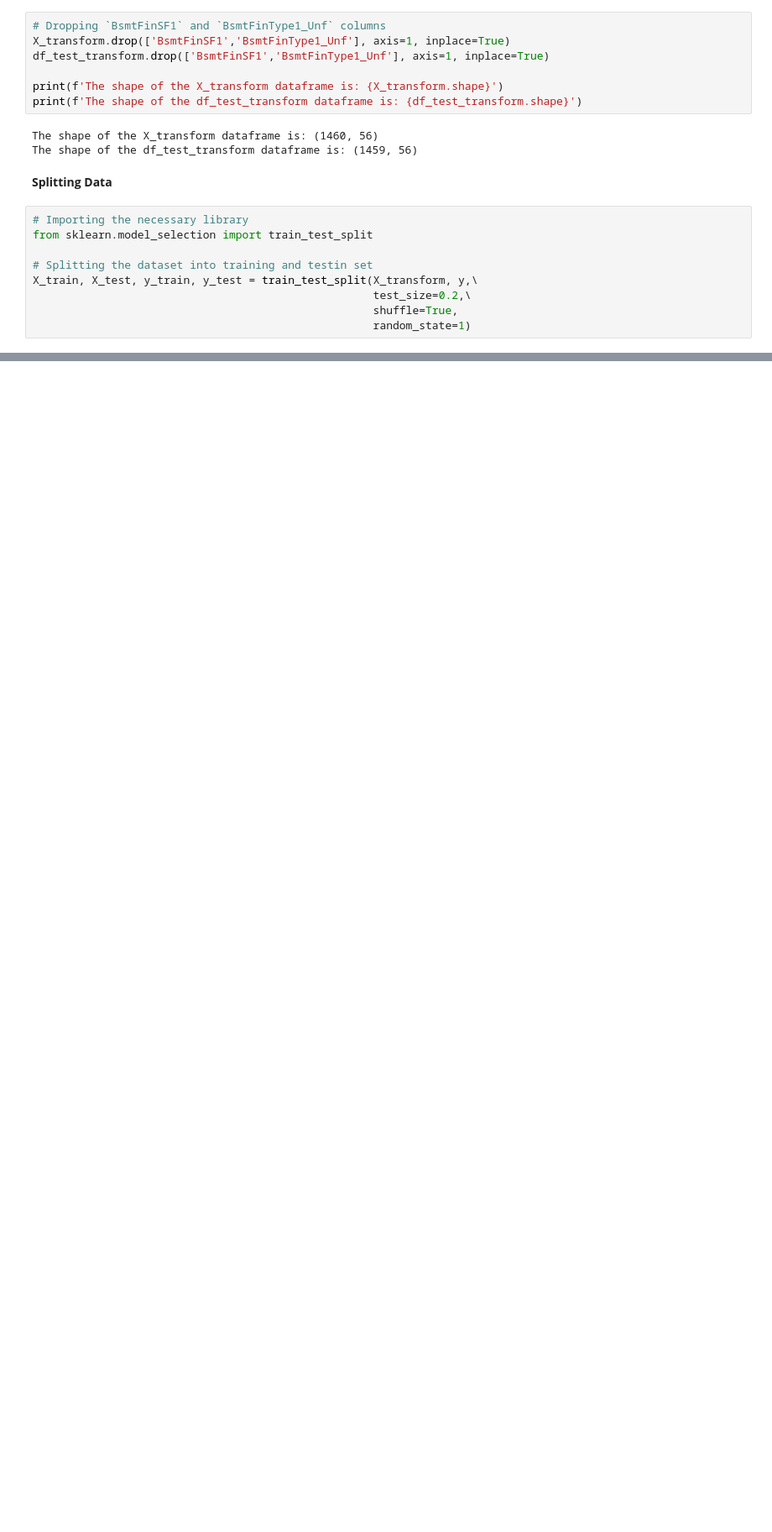
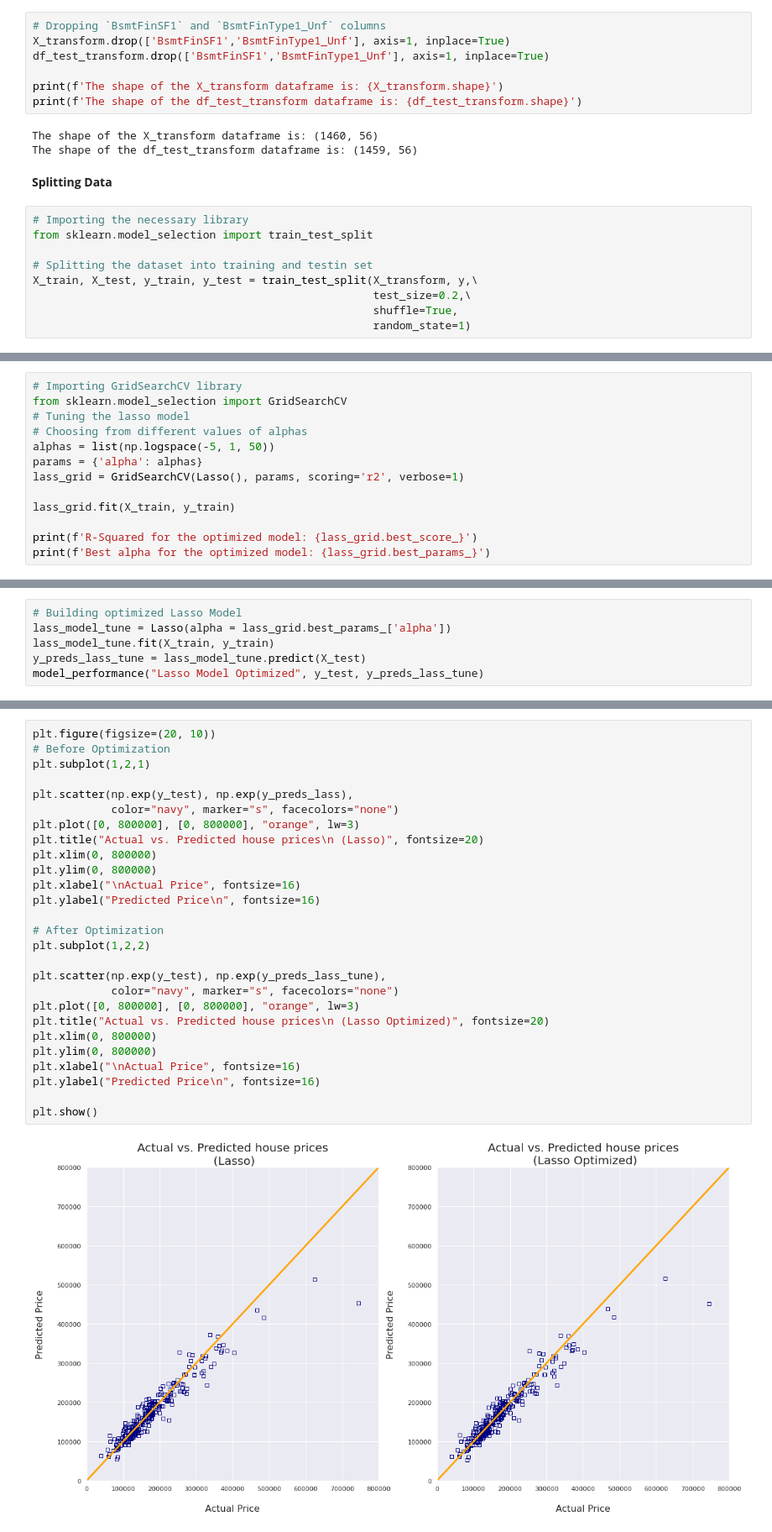
Before and after one commit to gowriks12/Kaggle-competition, a Jupyter notebook: house-price-prediction.ipynb, the cells around one changed output, grey strips where cells are left out. Shown at 84% size. Drawn from its saved outputs; the diff is of its cells as text; blank space fills up the shorter version.

```diff
--- a/house-price-prediction.ipynb
+++ b/house-price-prediction.ipynb
@@ -946,0 +1048,13 @@ X_train, X_test, y_train, y_test = train_test_split(X_transform, y,\
+# %%
+# Importing GridSearchCV library
+from sklearn.model_selection import GridSearchCV
+# Tuning the lasso model
+# Choosing from different values of alphas
+alphas = list(np.logspace(-5, 1, 50))
+params = {'alpha': alphas}
+lass_grid = GridSearchCV(Lasso(), params, scoring='r2', verbose=1)
+
+lass_grid.fit(X_train, y_train)
+
+print(f'R-Squared for the optimized model: {lass_grid.best_score_}')
+print(f'Best alpha for the optimized model: {lass_grid.best_params_}')
@@ -946,0 +1065,6 @@ X_train, X_test, y_train, y_test = train_test_split(X_transform, y,\
+# %%
+# Building optimized Lasso Model
+lass_model_tune = Lasso(alpha = lass_grid.best_params_['alpha'])
+lass_model_tune.fit(X_train, y_train)
+y_preds_lass_tune = lass_model_tune.predict(X_test)
+model_performance("Lasso Model Optimized", y_test, y_preds_lass_tune)
@@ -946,0 +1077,29 @@ X_train, X_test, y_train, y_test = train_test_split(X_transform, y,\
+# %%
+plt.figure(figsize=(20, 10))
+# Before Optimization
+plt.subplot(1,2,1)
+
+plt.scatter(np.exp(y_test), np.exp(y_preds_lass),
+            color="navy", marker="s", facecolors="none")
+plt.plot([0, 800000], [0, 800000], "orange", lw=3)
+plt.title("Actual vs. Predicted house prices\n (Lasso)", fontsize=20)
+plt.xlim(0, 800000)
+plt.ylim(0, 800000)
+plt.xlabel("\nActual Price", fontsize=16)
+plt.ylabel("Predicted Price\n", fontsize=16)
+
+# After Optimization
+plt.subplot(1,2,2)
+
+plt.scatter(np.exp(y_test), np.exp(y_preds_lass_tune),
+            color="navy", marker="s", facecolors="none")
+plt.plot([0, 800000], [0, 800000], "orange", lw=3)
+plt.title("Actual vs. Predicted house prices\n (Lasso Optimized)", fontsize=20)
+plt.xlim(0, 800000)
+plt.ylim(0, 800000)
+plt.xlabel("\nActual Price", fontsize=16)
+plt.ylabel("Predicted Price\n", fontsize=16)
+
+plt.show()
+# %% [output]
+[figure, added]
```
Also changed, not shown: parts of 29 cells of this notebook.
